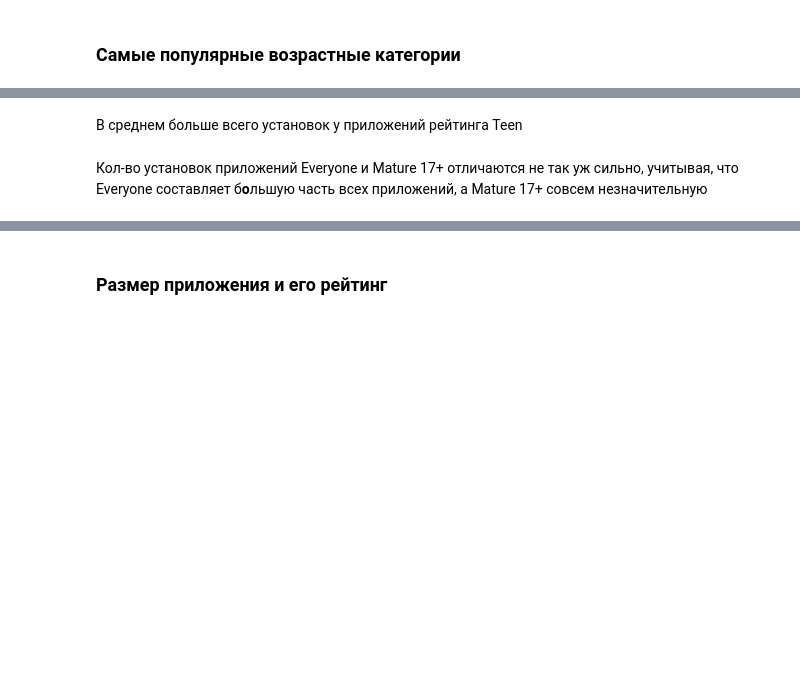
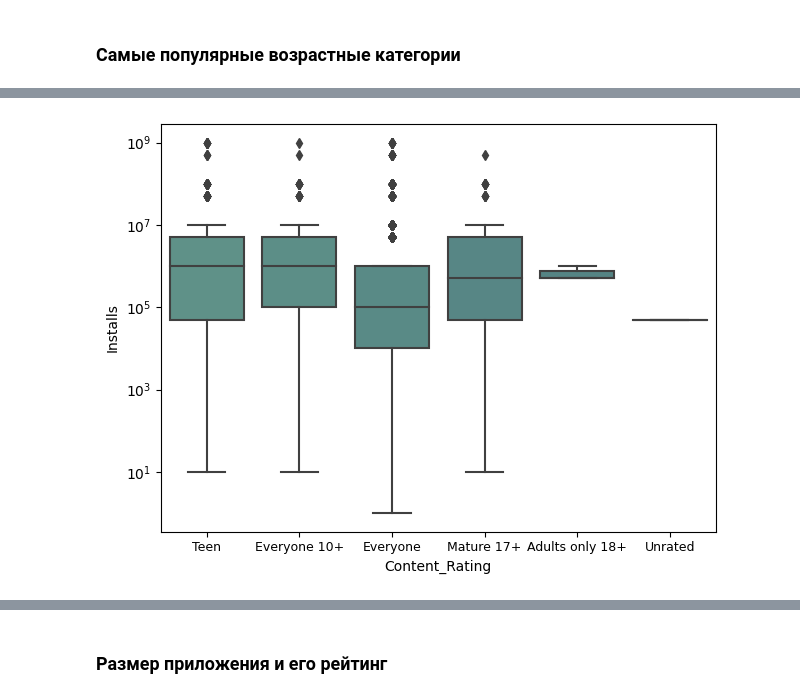
Before and after one commit to sanyakamen1/Google_Play_Store_EDA, a Jupyter notebook: Google Play Store EDA.ipynb, the cells around one changed output, grey strips where cells are left out. Cells and saved outputs as stored; diff of their text form; code cells hidden in the pictures; blank space fills up the shorter version.

```diff
--- a/Google Play Store EDA.ipynb
+++ b/Google Play Store EDA.ipynb
@@ -773,4 +836,8 @@ plt.tight_layout()
-# %% [markdown]
-В среднем больше всего установок у приложений рейтинга Teen
-# %% [markdown]
-Кол-во установок приложений Everyone и Mature 17+ отличаются не так уж сильно, учитывая, что Everyone составляет б<b>о</b>льшую часть всех приложений, а Mature 17+ совсем незначительную
+# %%
+ax = sns.boxplot(x="Content_Rating", y="Installs", data=apps,
+            order=apps.groupby('Content_Rating')['Installs'].mean().sort_values(ascending=False).index)
+ax.set_xticklabels(ax.get_xticklabels(), fontsize=9)
+plt.yscale('log')
+plt.tight_layout()
+# %% [output]
+[figure, added]
```
Also changed, not shown: parts of 43 cells of this notebook.
